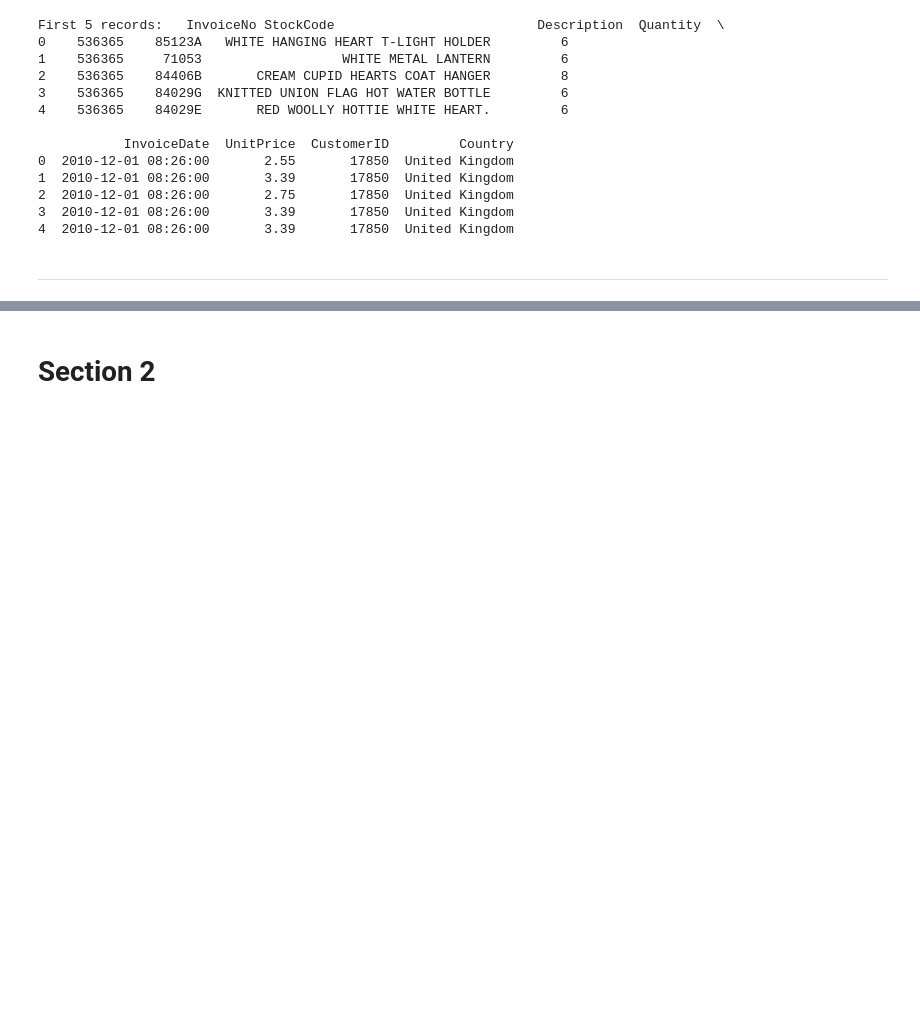
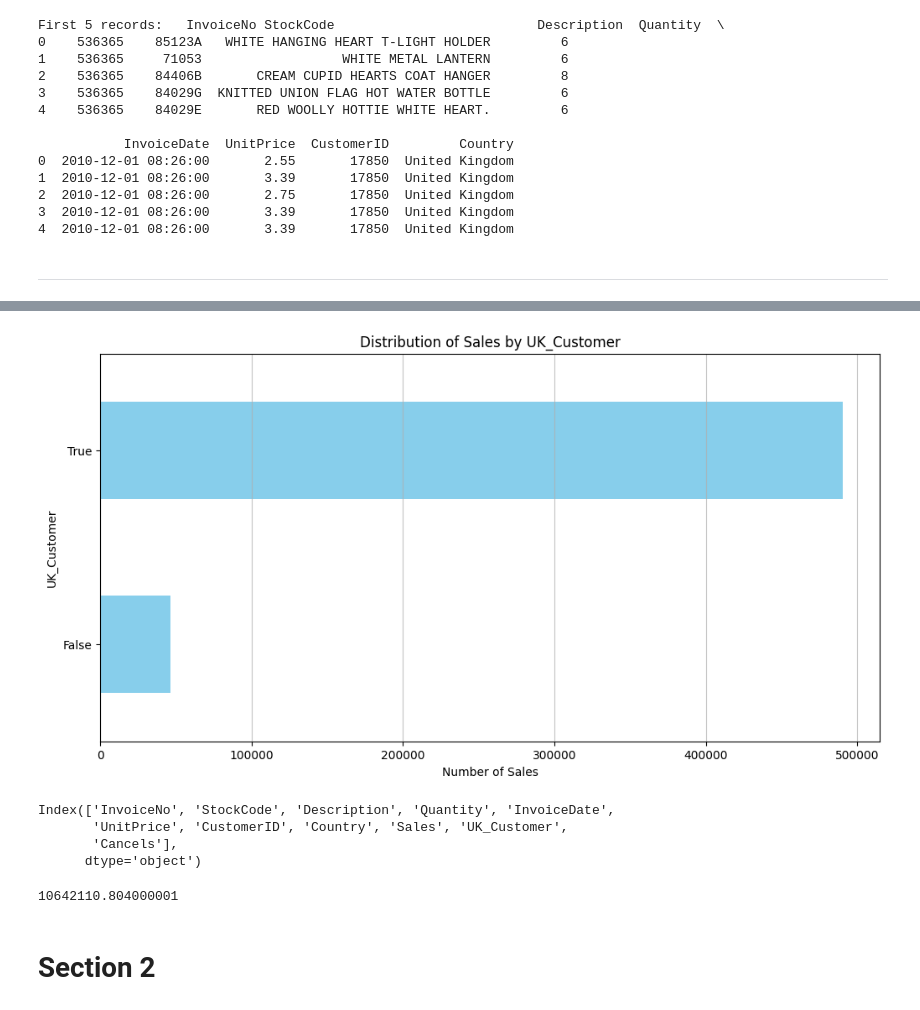
Before and after one commit to maleeper/ILP-Retail, a Jupyter notebook: jupyter_notebooks/ETL.ipynb, the cells around one changed output, grey strips where cells are left out. Drawn from its saved outputs; the diff is of its cells as text; code cells hidden in the pictures; blank space fills up the shorter version.

```diff
--- a/jupyter_notebooks/ETL.ipynb
+++ b/jupyter_notebooks/ETL.ipynb
@@ -81,0 +178,33 @@ First 5 records:   InvoiceNo StockCode                          Description  Qua
+# %%
+# As the UK is dominant we will introduce a flag for UK customers
+df['UK_Customer'] = df['Country'] == 'United Kingdom'
+
+
+# show the UK_Customer column as a table with counts
+UK_vs_ROW_sales = df['UK_Customer'].value_counts().sort_values(ascending=True)
+UK_vs_ROW_sales
+
+country_sales = df['UK_Customer'].value_counts().sort_values(ascending=True)
+# plot the distribution
+plt.figure(figsize=(12,6))
+country_sales.plot(kind='barh', color='skyblue')
+plt.title('Distribution of Sales by UK_Customer')
+plt.xlabel('Number of Sales')
+plt.ylabel('UK_Customer')
+plt.grid(axis='x', alpha=0.75)
+plt.show()
+# %% [output]
+[figure, added]
+# %%
+# Identify the negative sales as Cancels and set Sales to zero and Cancels to the absolute value
+# We may want to analyze the the Cancellations later
+
+df.loc[df['Sales'] < 0, 'Cancels'] = np.abs(df['Sales'])
+
+df.loc[df['Sales'] < 0, 'Sales']  = 0
+# %% [output]
+Index(['InvoiceNo', 'StockCode', 'Description', 'Quantity', 'InvoiceDate',
+       'UnitPrice', 'CustomerID', 'Country', 'Sales', 'UK_Customer',
+       'Cancels'],
+      dtype='object')
+10642110.804000001
```
Also changed, not shown: parts of 11 cells of this notebook, 3 other files.
